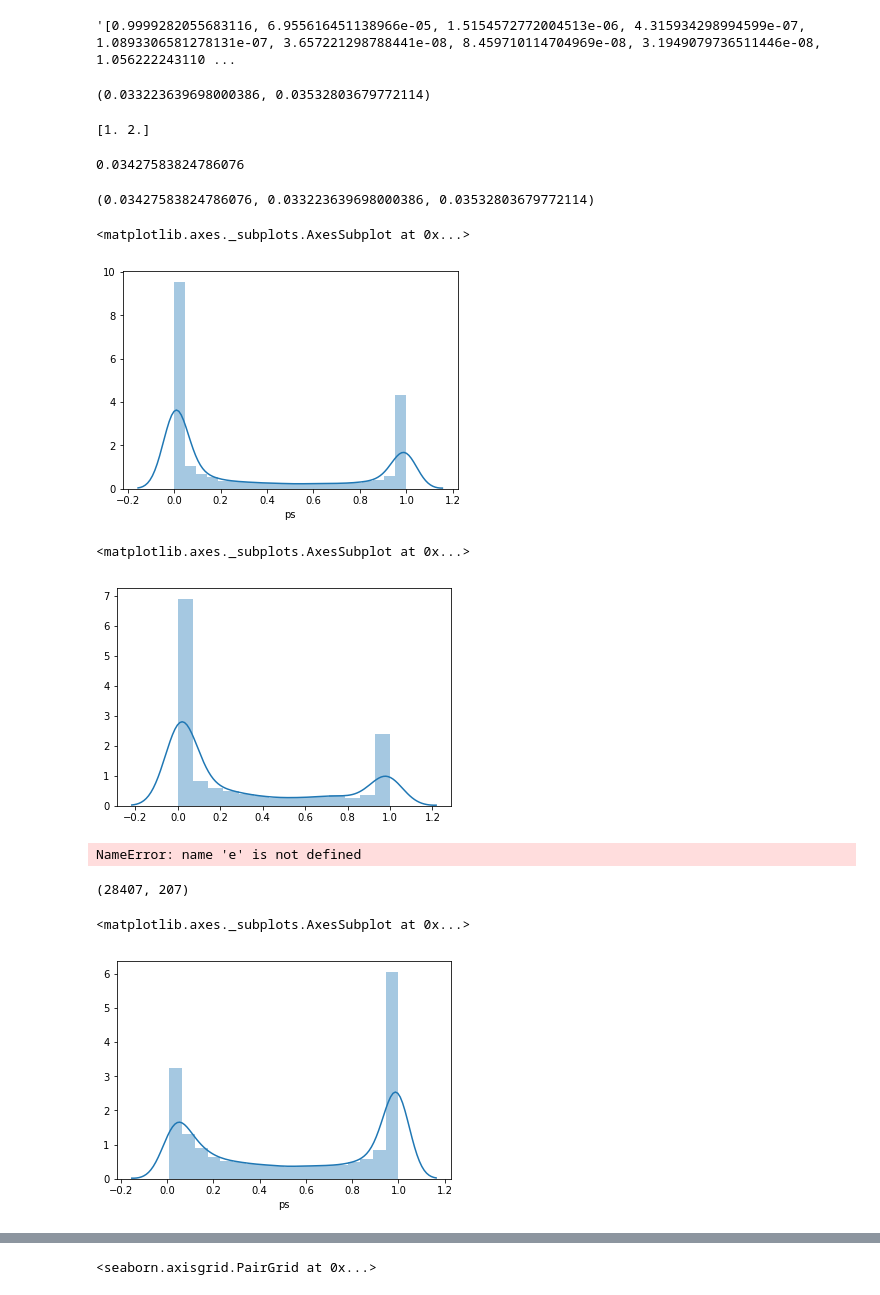
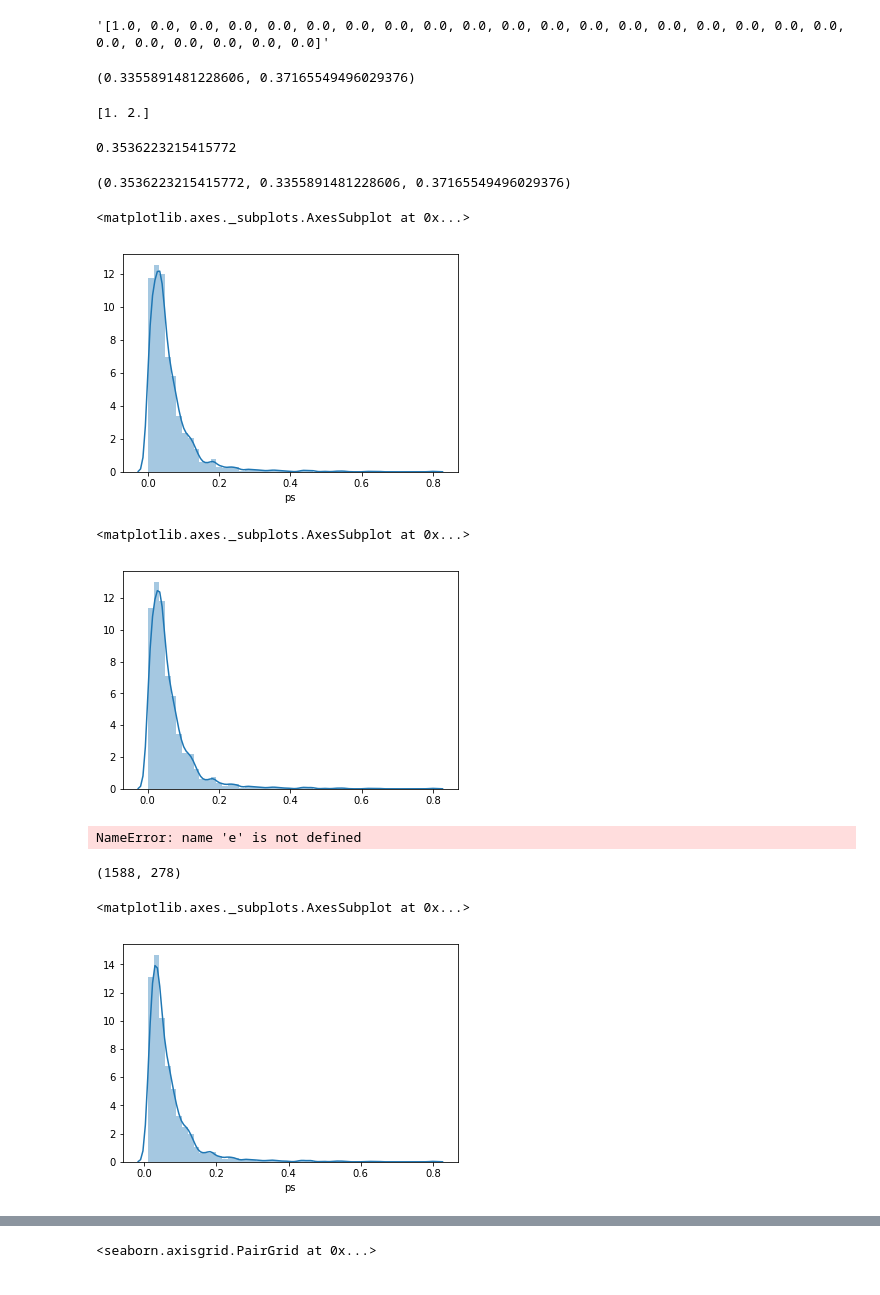
Before and after one commit to deeplearningbrasil/mars-gym, a Jupyter notebook: notebooks/Offpolicy.ipynb, the cells around one changed output, grey strips where cells are left out. Drawn from its saved outputs; the diff is of its cells as text; code cells hidden in the pictures.

Commit message:
fix Dataviz and offpolicy

```diff
--- a/notebooks/Offpolicy.ipynb
+++ b/notebooks/Offpolicy.ipynb
@@ -4,7 +4,7 @@ import numpy as np
 import seaborn as sns
 import matplotlib.pyplot as plt
 # %%
-df = pd.read_csv("/media/workspace/DeepFood/deep-reco-gym/output/evaluation/EvaluateTestSetPredictions/results/TrivagoLogisticModelInteraction_selu____softmax_explorer_d7902efca1_34dbc9138e/df_offpolicy.csv")
+df = pd.read_csv("/media/workspace/DeepFood/deep-reco-gym/output/evaluation/EvaluateTestSetPredictions/results/TrivagoLogisticModelInteraction_selu____model_0299e3cf78_a28e7a0fcf/df_offpolicy.csv")
 df.head()
 # %% [output]
 |  | timestamp | timestamp_diff | step | user_idx | session_idx | sum_action_item_before | action_type_item_idx | ... |
@@ -16,0 +17,3 @@ df.head()
+# %%
+df = df[df.clicked == 1]
+df.shape
@@ -17,7 +93,7 @@ df.head()
 # %%
 df.iloc[10].prob_actions
 # %% [output]
-'[0.9999282055683116, 6.955616451138966e-05, 1.5154572772004513e-06, 4.315934298994599e-07, 1.0893306581278131e-07, 3.657221298788441e-08, 8.459710114704969e-08, 3.1949079736511446e-08, 1.056222243110 ...
+'[1.0, 0.0, 0.0, 0.0, 0.0, 0.0, 0.0, 0.0, 0.0, 0.0, 0.0, 0.0, 0.0, 0.0, 0.0, 0.0, 0.0, 0.0, 0.0, 0.0, 0.0, 0.0, 0.0, 0.0, 0.0]'
 # %%
 import numpy as np, scipy.stats as st
 
@@ -25,7 +101,7 @@ a = df.rhat_rewards
 
 st.t.interval(0.95, len(a)-1, loc=np.mean(a), scale=st.sem(a))
 # %% [output]
-(0.033223639698000386, 0.03532803679772114)
+(0.3355891481228606, 0.37165549496029376)
 # %%
 array1 = np.array([np.nan, 1, 2])
 array2 = array1[~np.isnan(array1)]
@@ -36,7 +112,7 @@ print(array2)
 # %%
 np.mean(a)
 # %% [output]
-0.03427583824786076
+0.3536223215415772
 # %%
 import numpy as np
 import scipy.stats
@@ -50,19 +126,19 @@ def mean_confidence_interval(data, confidence=0.95):
     return m, m-h, m+h
 mean_confidence_interval(a)
 # %% [output]
-(0.03427583824786076, 0.033223639698000386, 0.03532803679772114)
+(0.3536223215415772, 0.3355891481228606, 0.37165549496029376)
 # %%
 #sns.distplot(df.rhat_rewards)
 # %%
 sns.distplot(df.ps)
 # %% [output]
 <matplotlib.axes._subplots.AxesSubplot at 0x...>
-[figure, old version]
+[figure, new version]
 # %%
-sns.distplot(df[df.ps_eval > 0.001].ps_eval.values)
+sns.distplot(df[df.ps > 0.001].ps.values)
 # %% [output]
 <matplotlib.axes._subplots.AxesSubplot at 0x...>
-[figure, old version]
+[figure, new version]
 # %%
 df[['ps', 'ps_eval']][df.ps >= 0 + e].sort_values('ps')
 # %% [output]
@@ -72,9 +148,9 @@ e = 0.01
 df2 = df[df.ps >= 0 + e]
 df2.shape
 # %% [output]
-(28407, 207)
+(1588, 278)
 # %%
 sns.distplot(df2.ps)
 # %% [output]
 <matplotlib.axes._subplots.AxesSubplot at 0x...>
-[figure, old version]
+[figure, new version]
```
Also changed, not shown: parts of 11 cells of this notebook, 6 other files.
